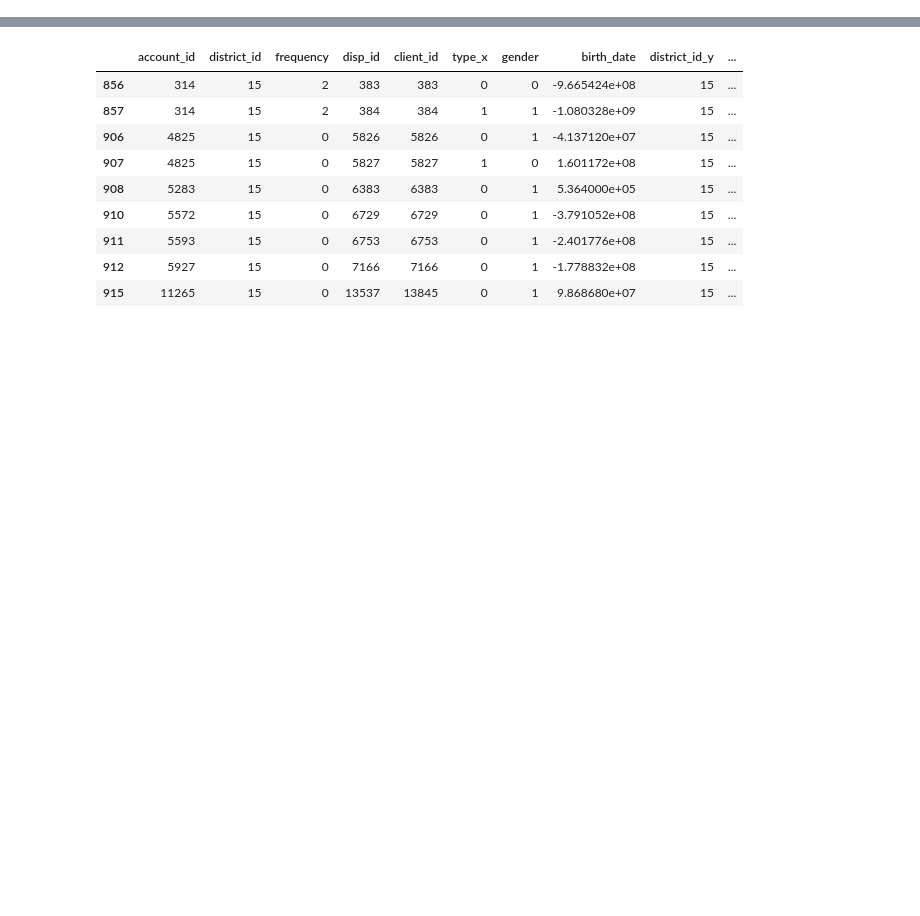
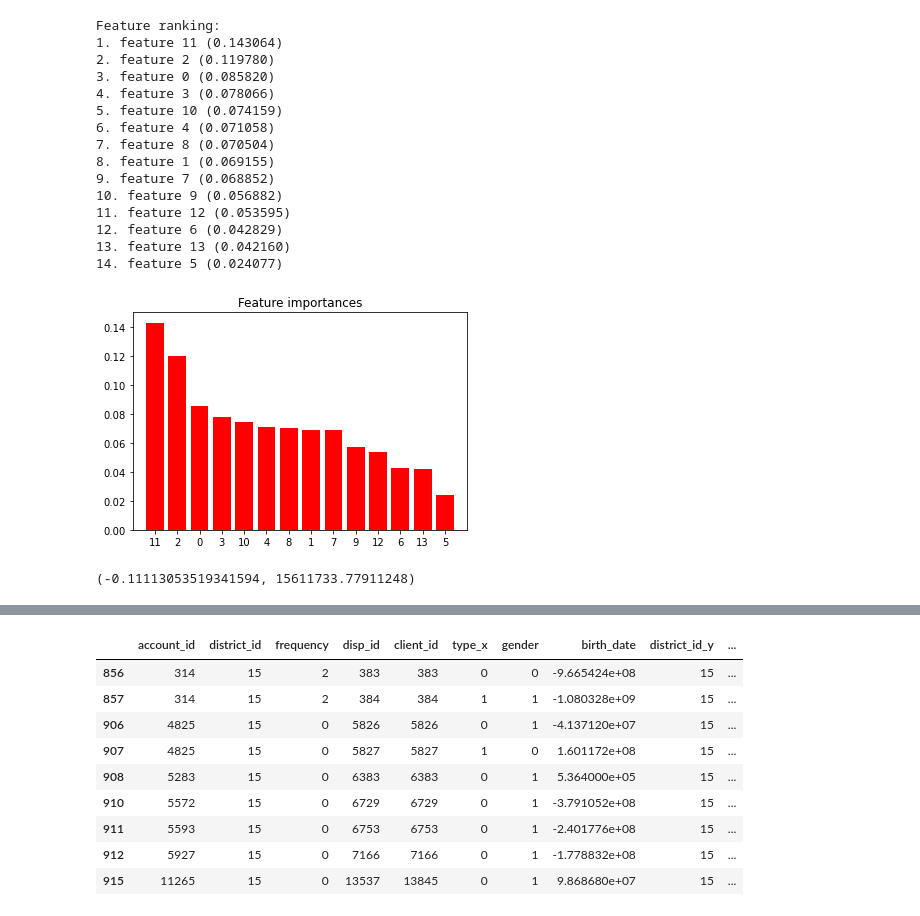
Before and after one commit to LaneMatthewJ/teamAllBlacks_czechBanking, a Jupyter notebook: RegressionAttempt.ipynb, the cells around one changed output, grey strips where cells are left out. Saved outputs shown, nothing was run; the diff lists cells and outputs as text; code cells hidden in the pictures; blank space fills up the shorter version.

```diff
--- a/RegressionAttempt.ipynb
+++ b/RegressionAttempt.ipynb
@@ -198,3 +219,24 @@ Feature ranking:
+# %%
+randomForestAccuracy = applyModelToDataframe(meanPerDistrict, allXColumns, yVector, RandomForestRegressor, True, 'randomForest')
+randomForestAccuracy
+# %% [output]
+Feature ranking:
+1. feature 11 (0.143064)
+2. feature 2 (0.119780)
+3. feature 0 (0.085820)
+4. feature 3 (0.078066)
+5. feature 10 (0.074159)
+6. feature 4 (0.071058)
+7. feature 8 (0.070504)
+8. feature 1 (0.069155)
+9. feature 7 (0.068852)
+10. feature 9 (0.056882)
+11. feature 12 (0.053595)
+12. feature 6 (0.042829)
+13. feature 13 (0.042160)
+14. feature 5 (0.024077)
+[figure, added]
+(-0.11113053519341594, 15611733.77911248)
 # %%
 linearRegressionAccuracy = applyModelToDataframe(dfAcct, allXColumns, yVector, LinearRegression, True)
 linearRegressionAccuracy
```
Also changed, not shown: parts of 12 cells of this notebook, 1 other file.
